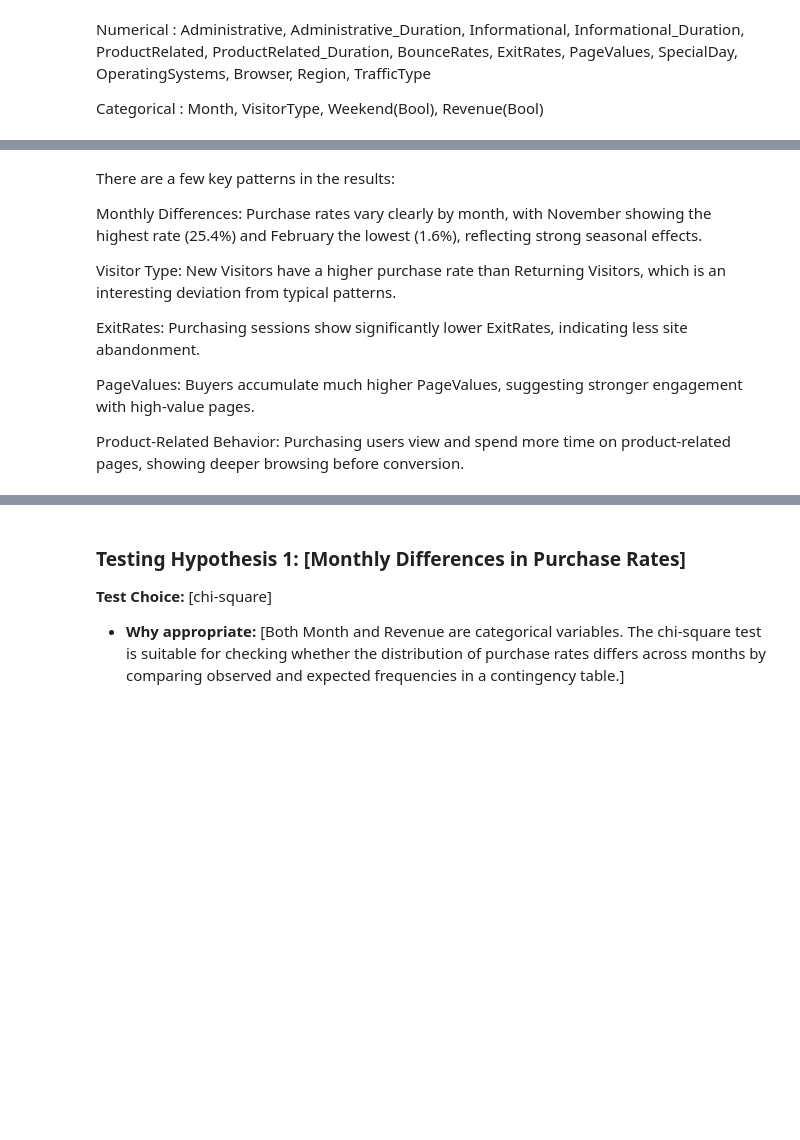
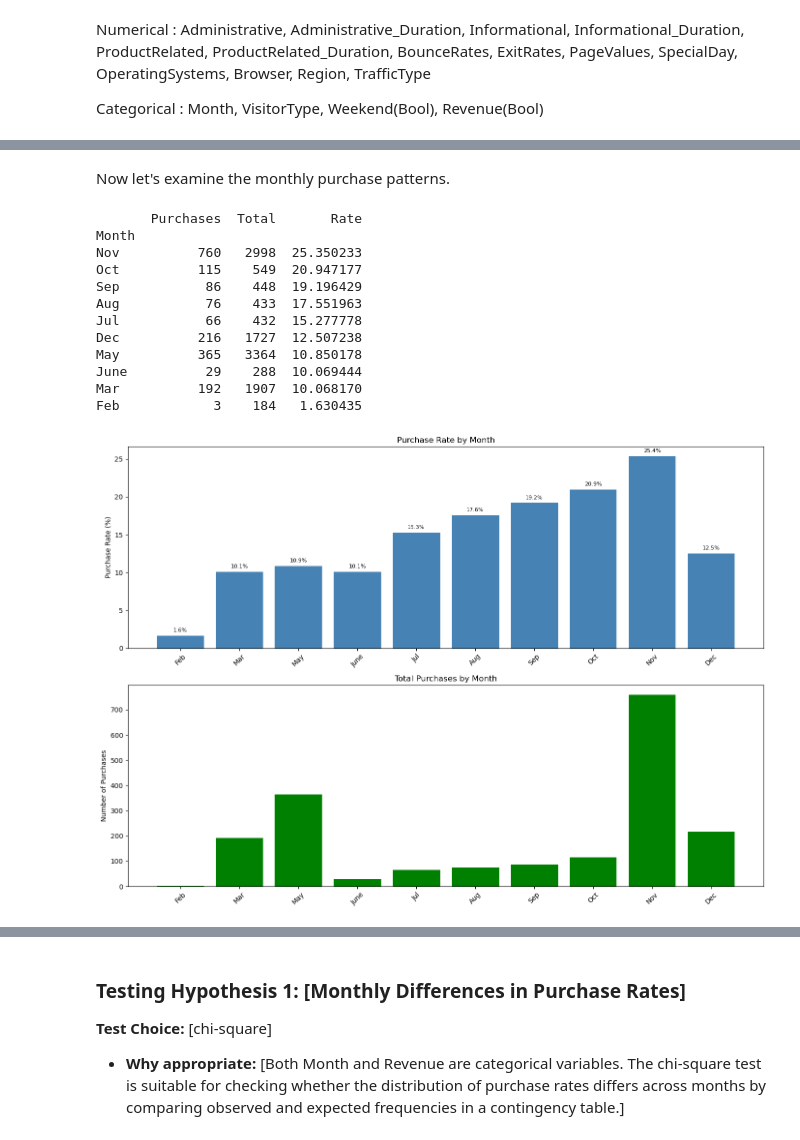
Before and after one commit to zachxwalton/spark-seprep, a Jupyter notebook: student-work/assignment-5/assignment5-Junyoung_Seo.ipynb, the cells around one changed output, grey strips where cells are left out. Cells and saved outputs as stored; diff of their text form; code cells hidden in the pictures; blank space fills up the shorter version.

```diff
--- a/student-work/assignment-5/assignment5-Junyoung_Seo.ipynb
+++ b/student-work/assignment-5/assignment5-Junyoung_Seo.ipynb
@@ -286,12 +123,50 @@ Returning_Visitor  0.861  0.139
-# %% [markdown]
-There are a few key patterns in the results:
-
-Monthly Differences: Purchase rates vary clearly by month, with November showing the highest rate (25.4%) and February the lowest (1.6%), reflecting strong seasonal effects.
-
-Visitor Type: New Visitors have a higher purchase rate than Returning Visitors, which is an interesting deviation from typical patterns.
-
-ExitRates: Purchasing sessions show significantly lower ExitRates, indicating less site abandonment.
-
-PageValues: Buyers accumulate much higher PageValues, suggesting stronger engagement with high-value pages.
-
-Product-Related Behavior: Purchasing users view and spend more time on product-related pages, showing deeper browsing before conversion.
+# %% [markdown]
+Now let's examine the monthly purchase patterns.
+# %%
+# Monthly Patterns
+
+revenue_counts = df['Revenue'].value_counts()
+
+monthly_stats = df.groupby('Month').agg({
+    'Revenue': ['sum', 'count', 'mean']
+})
+monthly_stats.columns = ['Purchases', 'Total', 'Rate']
+monthly_stats['Rate'] = monthly_stats['Rate'] * 100
+print(monthly_stats.sort_values('Rate', ascending=False))
+
+# visualization
+fig, axes = plt.subplots(2, 1, figsize=(14, 10))
+
+# monthly purchase rate
+month_order = ['Feb', 'Mar', 'May', 'June', 'Jul', 'Aug', 'Sep', 'Oct', 'Nov', 'Dec']
+rates = df.groupby('Month')['Revenue'].mean().reindex(month_order) * 100
+axes[0].bar(month_order, rates, color='steelblue')  # axes[0, 0] → axes[0]
+axes[0].set_ylabel('Purchase Rate (%)')
+axes[0].set_title('Purchase Rate by Month')
+axes[0].tick_params(axis='x', rotation=45)
+for i, v in enumerate(rates):
+    axes[0].text(i, v+0.5, f'{v:.1f}%', ha='center', fontsize=8)
+
+# monthly number of purchases
+purchase_counts = df[df['Revenue']==True]['Month'].value_counts().reindex(month_order, fill_value=0)
+axes[1].bar(month_order, purchase_counts, color='green')  # axes[1, 0] → axes[1]
+axes[1].set_ylabel('Number of Purchases')
+axes[1].set_title('Total Purchases by Month')
+axes[1].tick_params(axis='x', rotation=45)
+
+plt.tight_layout()
+plt.show()
+# %% [output]
+       Purchases  Total       Rate
+Month
+Nov          760   2998  25.350233
+Oct          115    549  20.947177
+Sep           86    448  19.196429
+Aug           76    433  17.551963
+Jul           66    432  15.277778
+Dec          216   1727  12.507238
+May          365   3364  10.850178
+June          29    288  10.069444
+Mar          192   1907  10.068170
+Feb            3    184   1.630435
+[figure, added]
```
Also changed, not shown: parts of 32 cells of this notebook.
